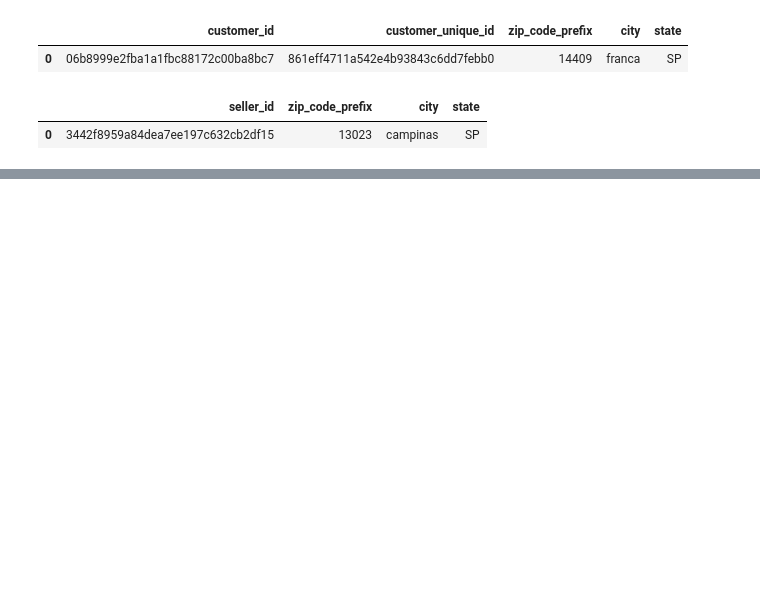
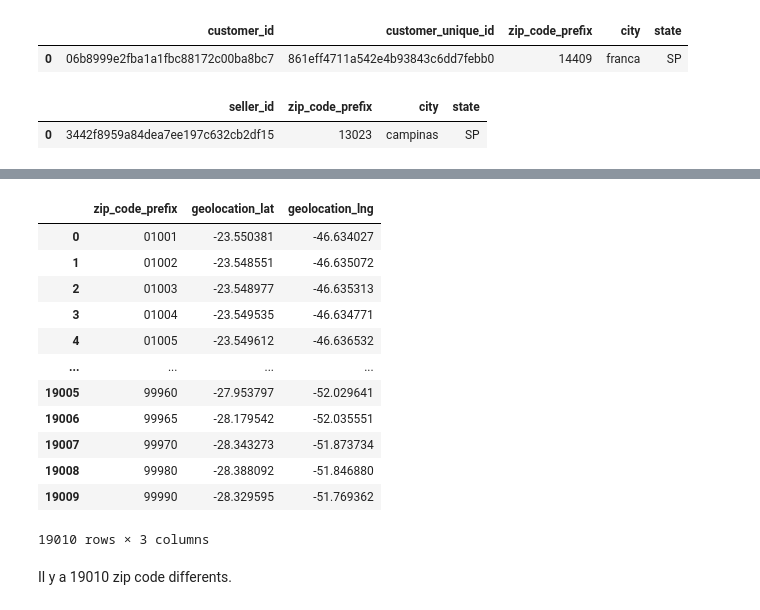
Before and after one commit to subut0n/marketing_segmentation, a Jupyter notebook: segmentation_eda.ipynb, the cells around one changed output, grey strips where cells are left out. Cells and saved outputs as stored; diff of their text form; code cells hidden in the pictures; blank space fills up the shorter version.

```diff
--- a/segmentation_eda.ipynb
+++ b/segmentation_eda.ipynb
@@ -292,0 +311,19 @@ data.head(1)
+# %%
+df_geo = df_geolocation.groupby('zip_code_prefix')['geolocation_lat', 'geolocation_lng'].median().reset_index()
+df_geo
+# %% [output]
+|  | zip_code_prefix | geolocation_lat | geolocation_lng |
+| 0 | 01001 | -23.550381 | -46.634027 |
+| 1 | 01002 | -23.548551 | -46.635072 |
+| 2 | 01003 | -23.548977 | -46.635313 |
+| 3 | 01004 | -23.549535 | -46.634771 |
+| 4 | 01005 | -23.549612 | -46.636532 |
+| ... | ... | ... | ... |
+| 19005 | 99960 | -27.953797 | -52.029641 |
+| 19006 | 99965 | -28.179542 | -52.035551 |
+| 19007 | 99970 | -28.343273 | -51.873734 |
+| 19008 | 99980 | -28.388092 | -51.846880 |
+| 19009 | 99990 | -28.329595 | -51.769362 |
+19010 rows × 3 columns
+# %% [markdown]
+Il y a 19010 zip code differents.
```
Also changed, not shown: parts of 42 cells of this notebook, 1 other file.
